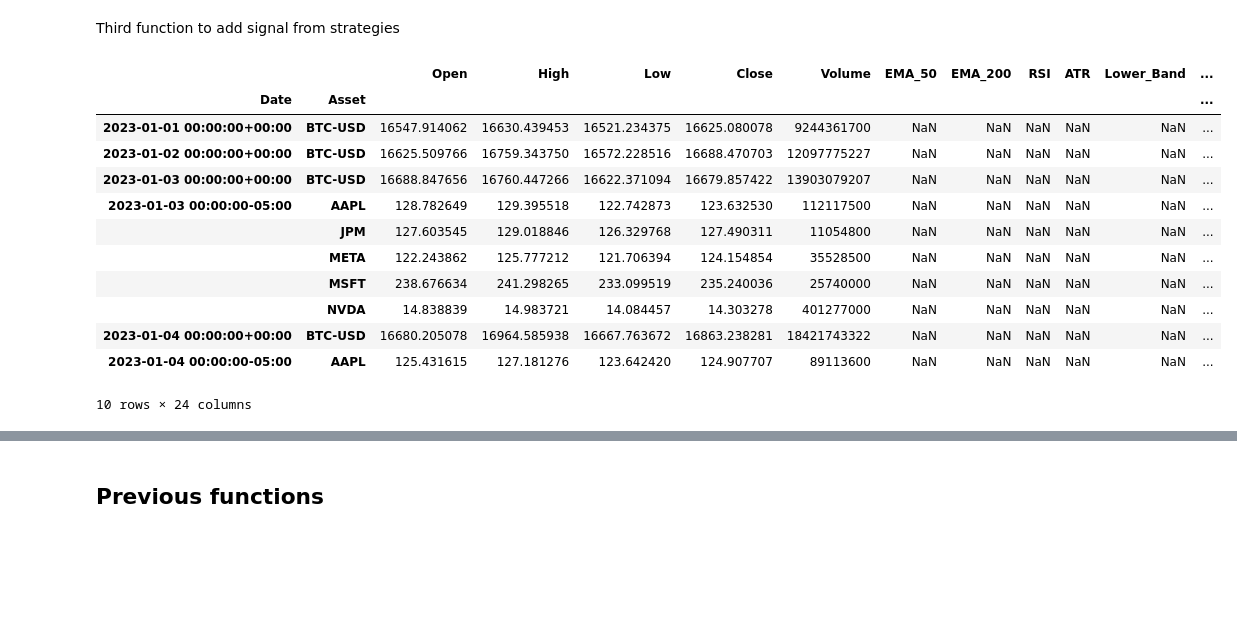
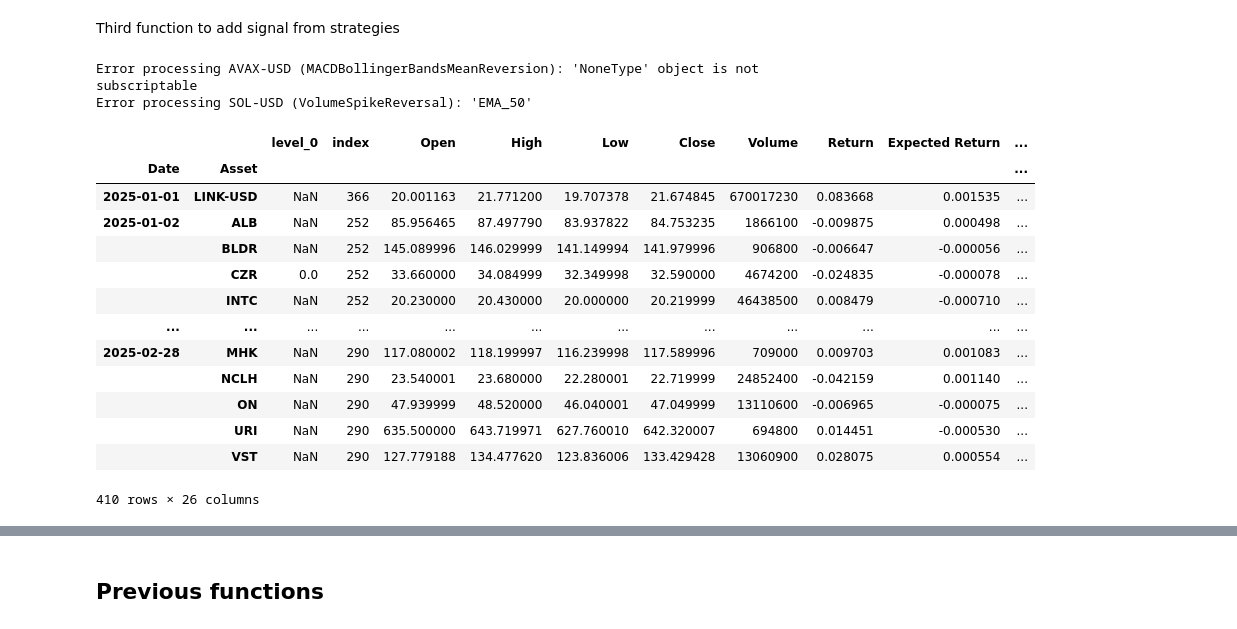
Before and after one commit to shaeanneeu/cryptoto, a Jupyter notebook: notebooks/autotrade_mechanism.ipynb, the cells around one changed output, grey strips where cells are left out. Cells and saved outputs as stored; diff of their text form; code cells hidden in the pictures; blank space fills up the shorter version.

```diff
--- a/notebooks/autotrade_mechanism.ipynb
+++ b/notebooks/autotrade_mechanism.ipynb
@@ -155,0 +235,3 @@ asset_df_with_AR
+# %%
+updated_df = enriched_df.loc[enriched_df.index.get_level_values('Date') >= '2025-01-01']
+updated_df
@@ -165,7 +262,7 @@ def load_data_and_apply_strategies(portfolio, strategy_map):
 
     df_list = []
     for asset_name in strategy_map.index:
-        strat_file_name = strategy_map.loc[asset_name, "strategy"]
+        strat_file_name = strategy_map.loc[asset_name, "strategy"].lower()
         strat_class_name = filename_to_classname[strat_file_name]
 
         # Load strategy class dynamically
@@ -173,7 +270,7 @@ def load_data_and_apply_strategies(portfolio, strategy_map):
         strategy_class = getattr(strategy_module, strat_class_name)
 
         # Apply strategy to class
-        asset = portfolio.get_asset(asset_name)
+        #asset = portfolio.get_asset(asset_name)
         asset_df_with_signals = asset.apply_strategy(strategy_class)
 
         asset_df_with_signals['Asset'] = asset_name
@@ -182,24 +279,59 @@ def load_data_and_apply_strategies(portfolio, strategy_map):
     df_with_signals = pd.concat(df_list).set_index(['Date', 'Asset']).sort_index()
 
     return df_with_signals
+# %%
+def load_data_and_apply_strategies(df_all, strategy_map):
+    df_list = []
+
+    for asset_name in strategy_map.index:
+        try:
+            # Get strategy module + class
+            strat_file_name = strategy_map.loc[asset_name, "strategy"].lower()
+            strat_class_name = filename_to_classname[strat_file_name]
+
+            strategy_module = importlib.import_module(f"strategies.custom.{strat_file_name}")
+            strategy_class = getattr(strategy_module, strat_class_name)
+            strategy_instance = strategy_class()
+
+            # Get asset's DataFrame slice
+            asset_df = df_all.xs(asset_name, level="Asset").copy()
+
+            # Apply strategy
+            asset_df = strategy_instance.generate_signals(asset_df)
+
+            # Restore asset label if removed
+            asset_df["Asset"] = asset_name
+            df_list.append(asset_df.reset_index())
+
+        except Exception as e:
+            print(f"Error processing {asset_name} ({strat_class_name}): {e}")
+            continue
+
+    # Combine and restore multi-index
+    df_with_signals = pd.concat(df_list).set_index(['Date', 'Asset']).sort_index()
+    return df_with_signals
 # %%
-df_with_signals = load_data_and_apply_strategies(portfolio, strategy_map)
+df_with_signals = load_data_and_apply_strategies(updated_df, strategy_map)
+# %% [output]
+Error processing AVAX-USD (MACDBollingerBandsMeanReversion): 'NoneType' object is not subscriptable
+Error processing SOL-USD (VolumeSpikeReversal): 'EMA_50'
 # %%
-df_with_signals.head(10)
+df_with_signals
 # %% [output]
-|  |  | Open | High | Low | Close | Volume | EMA_50 | EMA_200 | RSI | ATR | Lower_Band | ... |
-| Date | Asset |  |  |  |  |  |  |  |  |  |  | ... |
-| 2023-01-01 00:00:00+00:00 | BTC-USD | 16547.914062 | 16630.439453 | 16521.234375 | 16625.080078 | 9244361700 | NaN | NaN | NaN | NaN | NaN | ... |
-| 2023-01-02 00:00:00+00:00 | BTC-USD | 16625.509766 | 16759.343750 | 16572.228516 | 16688.470703 | 12097775227 | NaN | NaN | NaN | NaN | NaN | ... |
-| 2023-01-03 00:00:00+00:00 | BTC-USD | 16688.847656 | 16760.447266 | 16622.371094 | 16679.857422 | 13903079207 | NaN | NaN | NaN | NaN | NaN | ... |
-| 2023-01-03 00:00:00-05:00 | AAPL | 128.782649 | 129.395518 | 122.742873 | 123.632530 | 112117500 | NaN | NaN | NaN | NaN | NaN | ... |
-|  | JPM | 127.603545 | 129.018846 | 126.329768 | 127.490311 | 11054800 | NaN | NaN | NaN | NaN | NaN | ... |
-|  | META | 122.243862 | 125.777212 | 121.706394 | 124.154854 | 35528500 | NaN | NaN | NaN | NaN | NaN | ... |
-|  | MSFT | 238.676634 | 241.298265 | 233.099519 | 235.240036 | 25740000 | NaN | NaN | NaN | NaN | NaN | ... |
-|  | NVDA | 14.838839 | 14.983721 | 14.084457 | 14.303278 | 401277000 | NaN | NaN | NaN | NaN | NaN | ... |
-| 2023-01-04 00:00:00+00:00 | BTC-USD | 16680.205078 | 16964.585938 | 16667.763672 | 16863.238281 | 18421743322 | NaN | NaN | NaN | NaN | NaN | ... |
-| 2023-01-04 00:00:00-05:00 | AAPL | 125.431615 | 127.181276 | 123.642420 | 124.907707 | 89113600 | NaN | NaN | NaN | NaN | NaN | ... |
+|  |  | level_0 | index | Open | High | Low | Close | Volume | Return | Expected Return | ... |
+| Date | Asset |  |  |  |  |  |  |  |  |  | ... |
+| 2025-01-01 | LINK-USD | NaN | 366 | 20.001163 | 21.771200 | 19.707378 | 21.674845 | 670017230 | 0.083668 | 0.001535 | ... |
+| 2025-01-02 | ALB | NaN | 252 | 85.956465 | 87.497790 | 83.937822 | 84.753235 | 1866100 | -0.009875 | 0.000498 | ... |
+|  | BLDR | NaN | 252 | 145.089996 | 146.029999 | 141.149994 | 141.979996 | 906800 | -0.006647 | -0.000056 | ... |
+|  | CZR | 0.0 | 252 | 33.660000 | 34.084999 | 32.349998 | 32.590000 | 4674200 | -0.024835 | -0.000078 | ... |
+|  | INTC | NaN | 252 | 20.230000 | 20.430000 | 20.000000 | 20.219999 | 46438500 | 0.008479 | -0.000710 | ... |
+| ... | ... | ... | ... | ... | ... | ... | ... | ... | ... | ... | ... |
+| 2025-02-28 | MHK | NaN | 290 | 117.080002 | 118.199997 | 116.239998 | 117.589996 | 709000 | 0.009703 | 0.001083 | ... |
+|  | NCLH | NaN | 290 | 23.540001 | 23.680000 | 22.280001 | 22.719999 | 24852400 | -0.042159 | 0.001140 | ... |
+|  | ON | NaN | 290 | 47.939999 | 48.520000 | 46.040001 | 47.049999 | 13110600 | -0.006965 | -0.000075 | ... |
+|  | URI | NaN | 290 | 635.500000 | 643.719971 | 627.760010 | 642.320007 | 694800 | 0.014451 | -0.000530 | ... |
+|  | VST | NaN | 290 | 127.779188 | 134.477620 | 123.836006 | 133.429428 | 13060900 | 0.028075 | 0.000554 | ... |
-10 rows × 24 columns
+410 rows × 26 columns
 # %%
 def calculate_fee(amount):
     return max(0.00025 * amount, 0.50)
```
Also changed, not shown: parts of 12 cells of this notebook, 4 other files.
